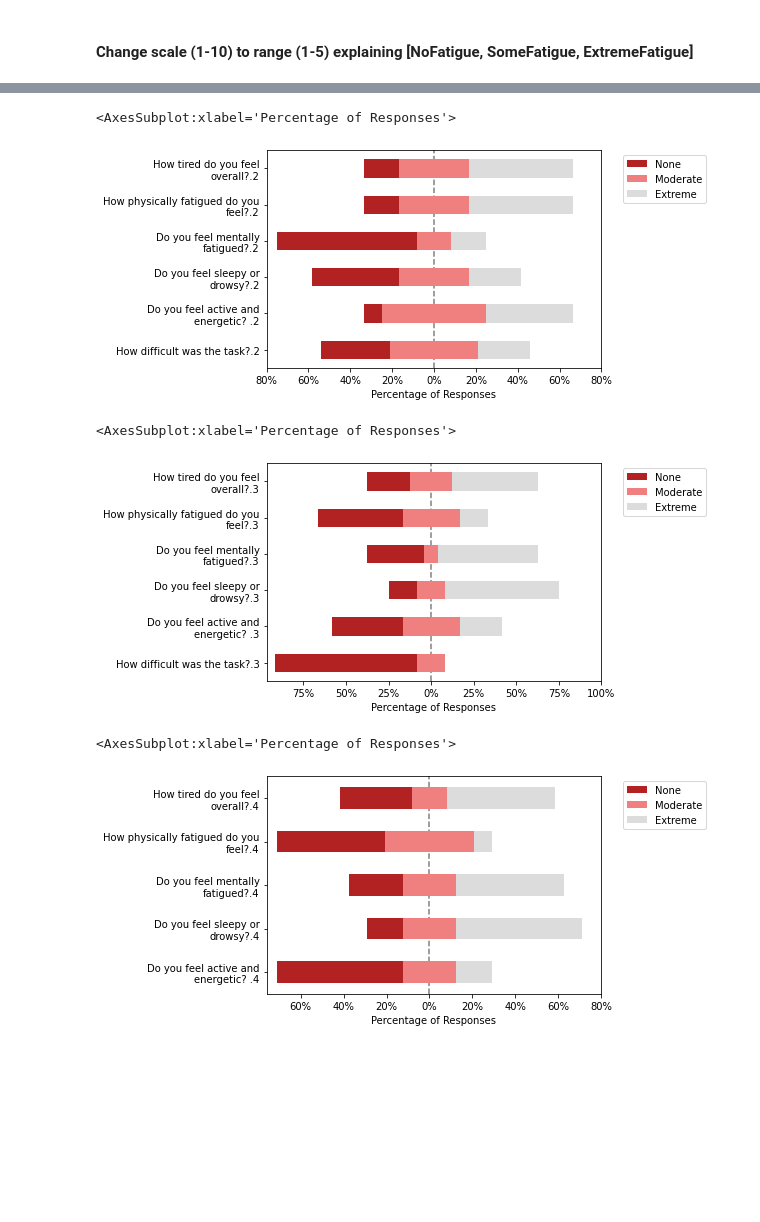
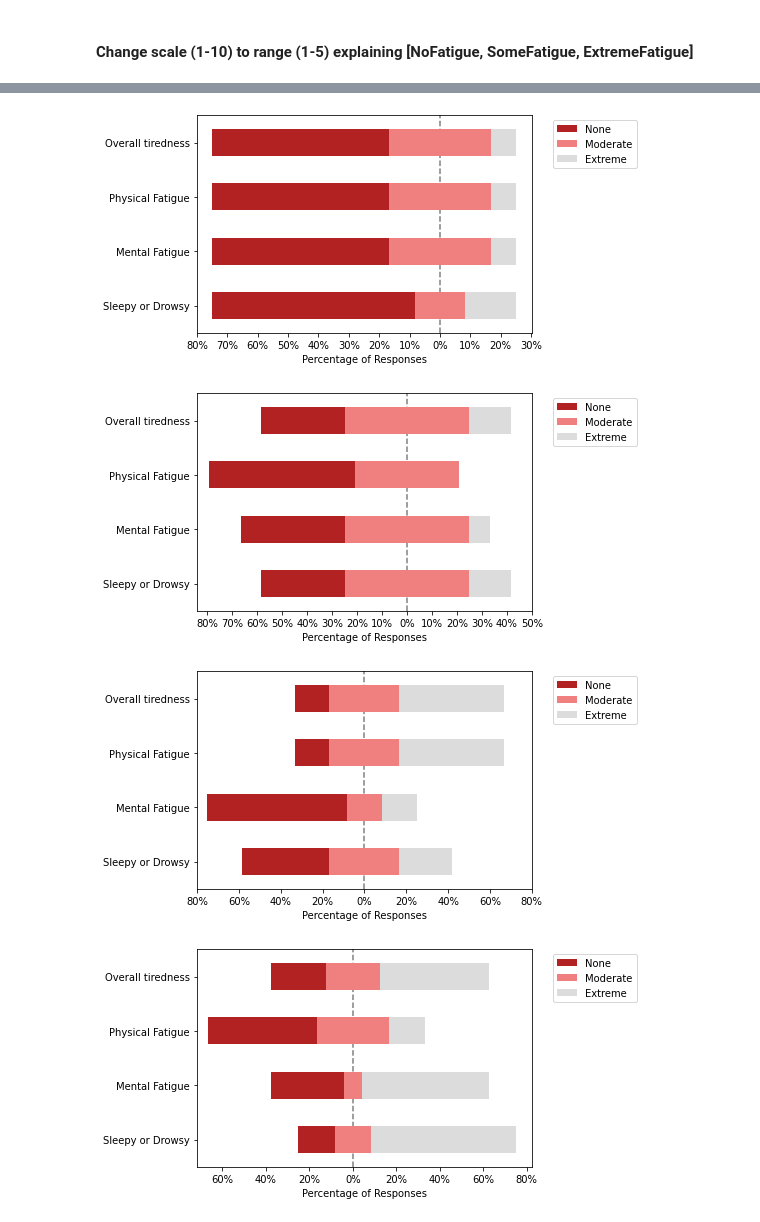
Before and after one commit to asheeshcric/VA, a Jupyter notebook: notebooks/survey_plot.ipynb, the cells around one changed output, grey strips where cells are left out. Cells and saved outputs as stored; diff of their text form; code cells hidden in the pictures; blank space fills up the shorter version.

Commit message:
Plot likert scale plots after each block

```diff
--- a/notebooks/survey_plot.ipynb
+++ b/notebooks/survey_plot.ipynb
@@ -118,15 +108,10 @@ plot_likert.plot_likert(blocks[1], scale, plot_percentage=True)
-# %%
-plot_likert.plot_likert(blocks[2], scale, plot_percentage=True)
-# %% [output]
-<AxesSubplot:xlabel='Percentage of Responses'>
-[figure, removed]
-# %%
-plot_likert.plot_likert(blocks[3], scale, plot_percentage=True)
-# %% [output]
-<AxesSubplot:xlabel='Percentage of Responses'>
-[figure, removed]
-# %%
-plot_likert.plot_likert(blocks[4], scale, plot_percentage=True)
-# %% [output]
-<AxesSubplot:xlabel='Percentage of Responses'>
-[figure, removed]
+# %%
+for i in range(5):
+    block = blocks[i].iloc[:, 0:4]
+    block.columns = ['Overall tiredness', 'Physical Fatigue', 'Mental Fatigue', 'Sleepy or Drowsy']
+    plot_likert.plot_likert(block, scale, plot_percentage=True)
+# %% [output]
+[figure, added]
+[figure, added]
+[figure, added]
+[figure, added]
```
Also changed, not shown: parts of 3 cells of this notebook.
